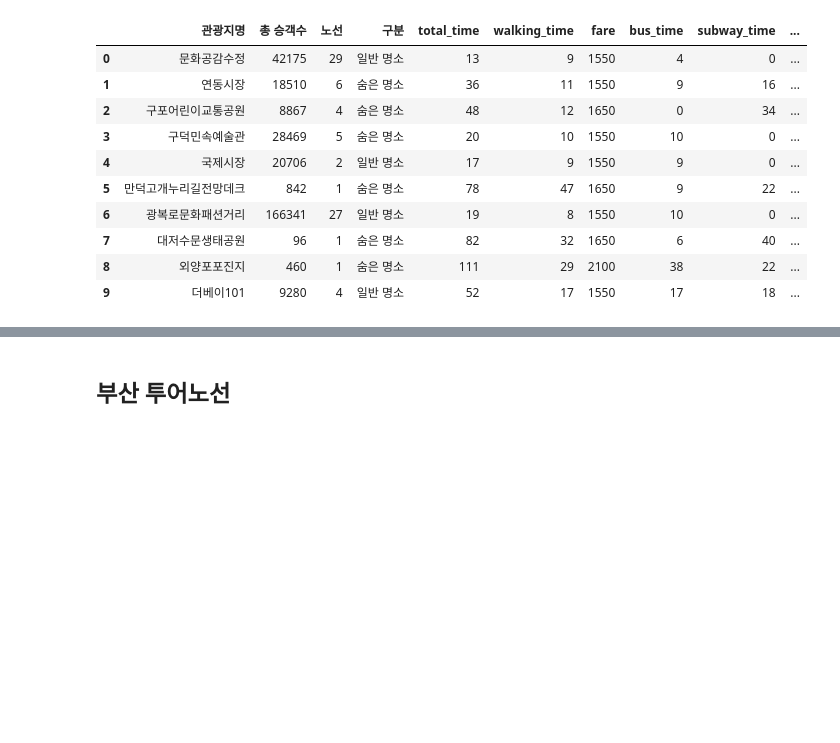
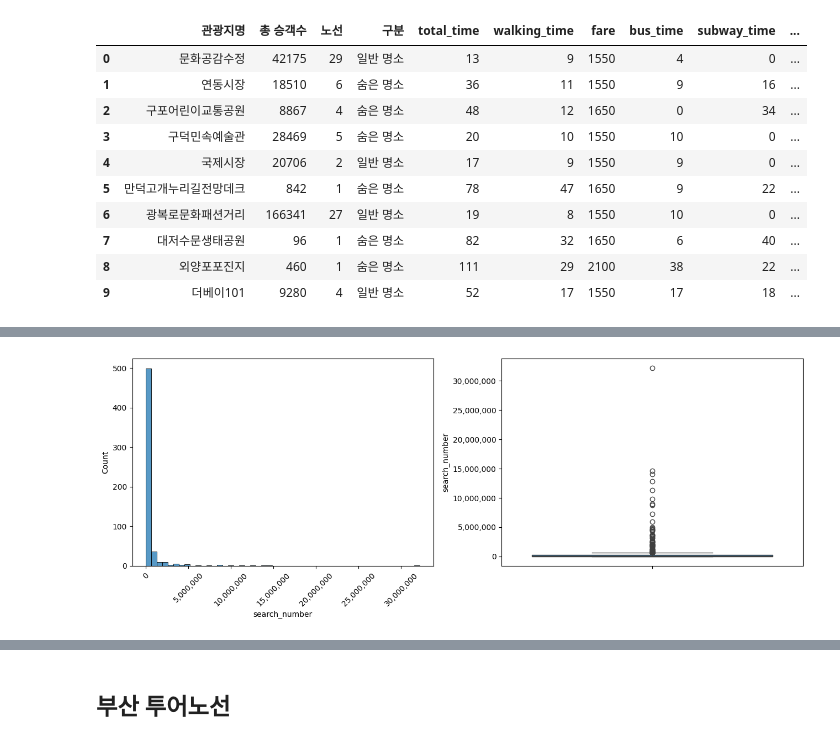
Before and after one commit to GRetriever/Data-Analysis-Project, a Jupyter notebook: Tourist Attractions/EDA.ipynb, the cells around one changed output, grey strips where cells are left out. Saved outputs shown, nothing was run; the diff lists cells and outputs as text; code cells hidden in the pictures; blank space fills up the shorter version.

```diff
--- a/Tourist Attractions/EDA.ipynb
+++ b/Tourist Attractions/EDA.ipynb
@@ -126,0 +153,18 @@ all_df = pd.read_csv('./data/all_df.csv')
+# %%
+plt.figure(figsize=(13,5))
+
+plt.subplot(1,2,1)
+ax=sns.histplot(data=all_df['search_number'],bins=50)
+ax.xaxis.set_major_formatter(plt.FuncFormatter(lambda x, _: '{:,.0f}'.format(x)))
+plt.xticks(rotation=45)
+
+
+plt.subplot(1,2,2)
+ax=sns.boxplot(data=all_df['search_number'])
+ax.yaxis.set_major_formatter(plt.FuncFormatter(lambda x, _: '{:,.0f}'.format(x)))
+plt.tight_layout()
+
+# 값의 범위가 너무 커 log1p 적용
+# 검색수 역시 아웃라이어가 많아 robust scaler
+# %% [output]
+[figure, added]
```
Also changed, not shown: parts of 27 cells of this notebook.
